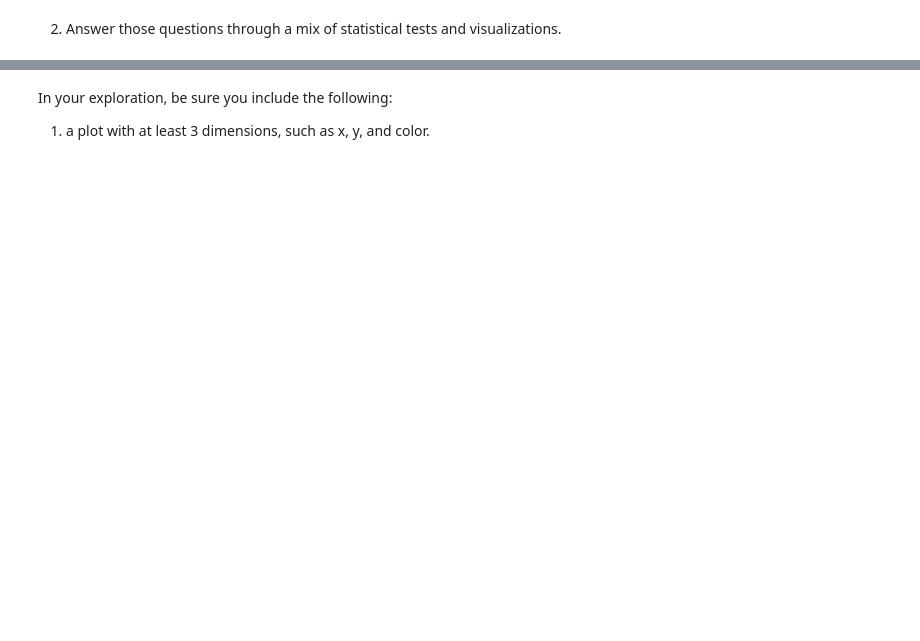
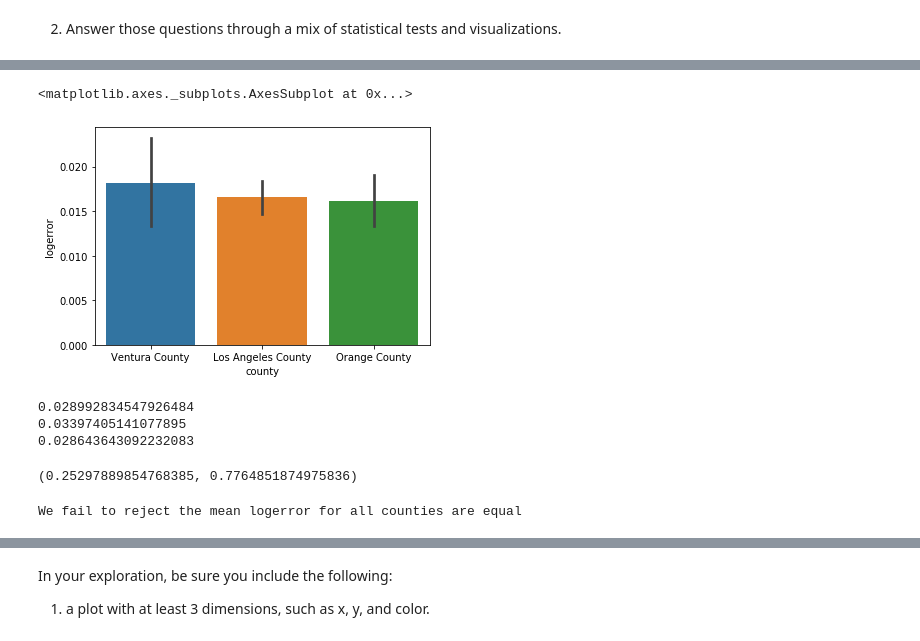
Before and after one commit to Brandon-Martinez27/clustering-exercises, a Jupyter notebook: explore_zillow.ipynb, the cells around one changed output, grey strips where cells are left out. Drawn from its saved outputs; the diff is of its cells as text; code cells hidden in the pictures; blank space fills up the shorter version.

```diff
--- a/explore_zillow.ipynb
+++ b/explore_zillow.ipynb
@@ -82,0 +63,6 @@ df.head()
+# %%
+# Is logerror significantly different for properties in LA County vs Orange County vs Ventura County?
+sns.barplot(x=df.county, y=df.logerror)
+# %% [output]
+<matplotlib.axes._subplots.AxesSubplot at 0x...>
+[figure, added]
@@ -82,0 +73,23 @@ df.head()
+# %%
+null_a = 'the mean logerror for all counties are equal'
+alpha = .05
+
+print(la_county.var())
+print(ventura.var())
+print(orange.var())
+# %% [output]
+0.028992834547926484
+0.03397405141077895
+0.028643643092232083
+# %%
+f, p = stats.f_oneway(la_county, ventura, orange)
+f, p
+# %% [output]
+(0.25297889854768385, 0.7764851874975836)
+# %%
+if p < alpha:
+    print("We reject", null_a)
+else:
+    print("We fail to reject", null_a)
+# %% [output]
+We fail to reject the mean logerror for all counties are equal
```
Also changed, not shown: parts of 22 cells of this notebook.
